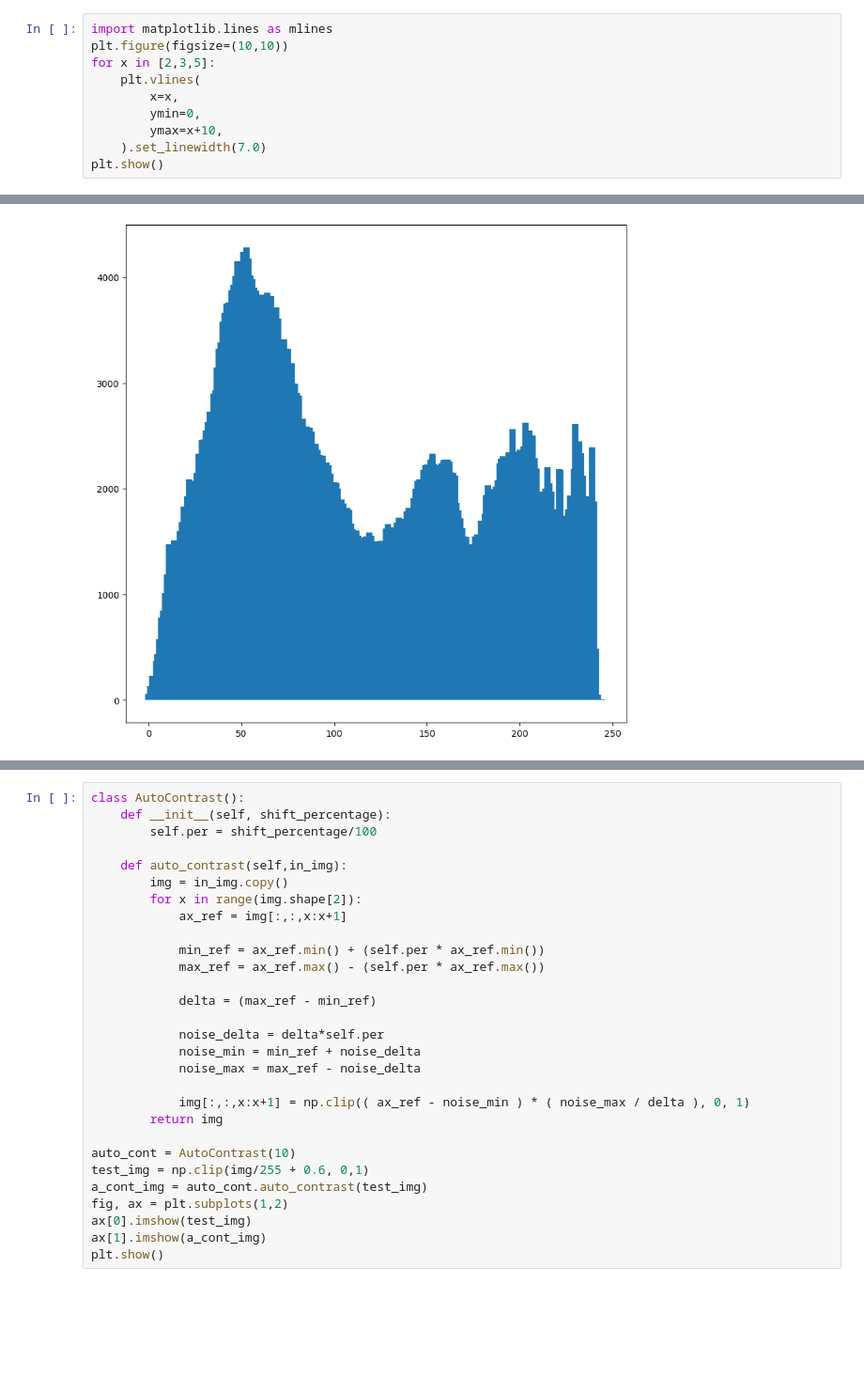
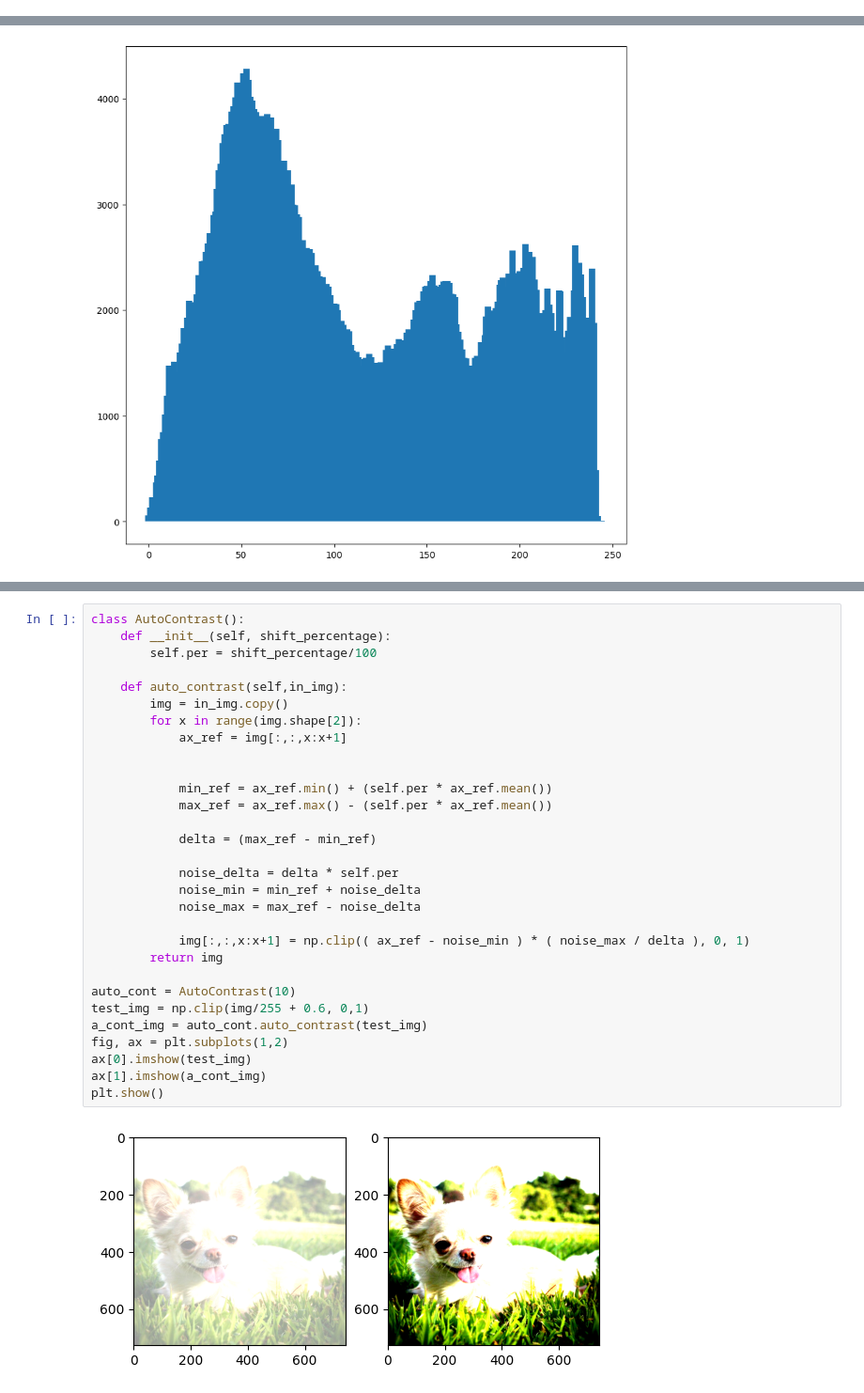
Before and after one commit to mmmhdp/cv_labs, a Jupyter notebook: lab_2.ipynb, the cells around one changed output, grey strips where cells are left out. Shown at 94% size. Saved outputs shown, nothing was run; the diff lists cells and outputs as text; blank space fills up the shorter version.

```diff
--- a/lab_2.ipynb
+++ b/lab_2.ipynb
@@ -48,13 +48,3 @@ img.shape
 728*742
 # %% [output]
 540176
-# %%
-import matplotlib.lines as mlines
-plt.figure(figsize=(10,10))
-for x in [2,3,5]:
-    plt.vlines(
-        x=x,
-        ymin=0,
-        ymax=x+10,
-    ).set_linewidth(7.0)
-plt.show()
@@ -151,29 +151,32 @@ ax[2].imshow(k)
 # %%
 class AutoContrast():
     def __init__(self, shift_percentage):
         self.per = shift_percentage/100
 
     def auto_contrast(self,in_img):
         img = in_img.copy()
         for x in range(img.shape[2]):
             ax_ref = img[:,:,x:x+1]
 
-            min_ref = ax_ref.min() + (self.per * ax_ref.min())
-            max_ref = ax_ref.max() - (self.per * ax_ref.max())
+
+            min_ref = ax_ref.min() + (self.per * ax_ref.mean())
+            max_ref = ax_ref.max() - (self.per * ax_ref.mean())
 
             delta = (max_ref - min_ref)
 
-            noise_delta = delta*self.per
+            noise_delta = delta * self.per
             noise_min = min_ref + noise_delta
             noise_max = max_ref - noise_delta
 
             img[:,:,x:x+1] = np.clip(( ax_ref - noise_min ) * ( noise_max / delta ), 0, 1)
         return img
 
 auto_cont = AutoContrast(10)
 test_img = np.clip(img/255 + 0.6, 0,1)
 a_cont_img = auto_cont.auto_contrast(test_img)
 fig, ax = plt.subplots(1,2)
 ax[0].imshow(test_img)
 ax[1].imshow(a_cont_img)
 plt.show()
+# %% [output]
+[figure, added]
```
Also changed, not shown: parts of 7 cells of this notebook.
